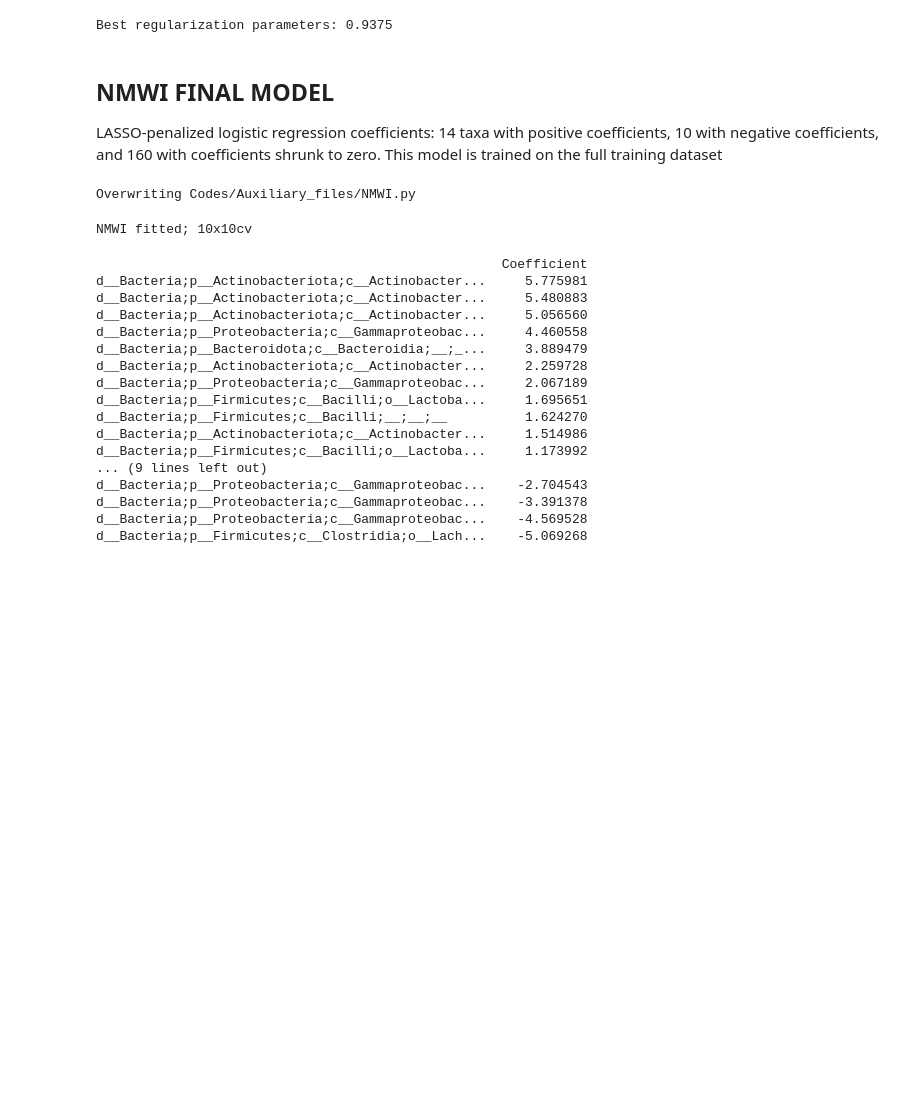
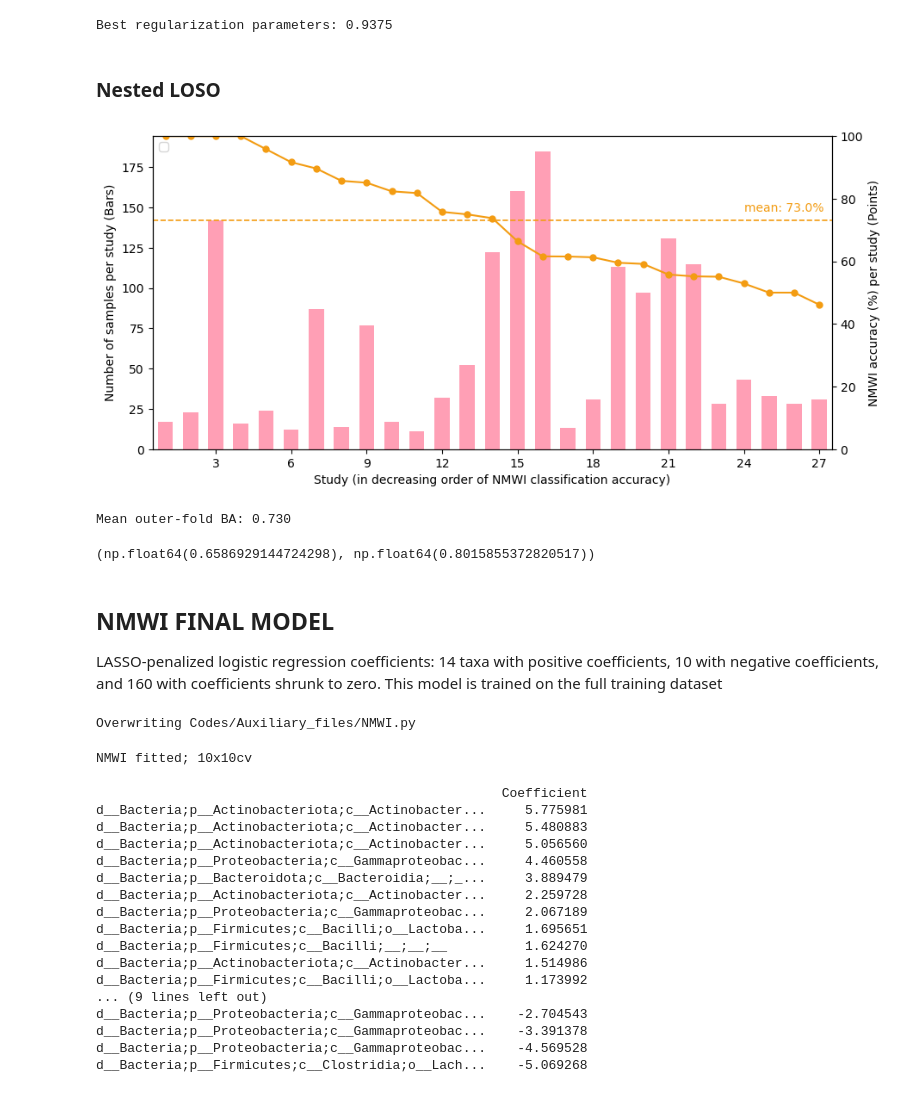
Before and after one commit to mabarrera12/NMWI, a Jupyter notebook: Codes/Notebook/Figure2.ipynb, the cells around one changed output. Cells and saved outputs as stored; diff of their text form; code cells hidden in the pictures; blank space fills up the shorter version.

```diff
--- a/Codes/Notebook/Figure2.ipynb
+++ b/Codes/Notebook/Figure2.ipynb
@@ -106,3 +119,5 @@ plt.plot(loso_results['C'],loso_results['mean_LOSO_BA'])
 print(f'Best regularization parameters: {C}')
 # %% [output]
 Best regularization parameters: 0.9375
+# %% [markdown]
+### Nested LOSO
@@ -108,0 +203,68 @@ Best regularization parameters: 0.9375
+# %%
+### NESTED LOSO Plot
+from matplotlib.ticker import MaxNLocator
+
+plot_df = nested_loso_df.sort_values("outer_BA", ascending=False).reset_index(drop=True)
+plot_df["Study_idx"] = np.arange(1, len(plot_df) + 1)
+
+acc_pct = plot_df["outer_BA"] * 100
+mean_acc = acc_pct.mean()
+
+# Dimensions
+width_pt = 242
+height_pt = 115
+width_in = width_pt /26 ; height_in = height_pt / 26
+
+fig, ax1 = plt.subplots(figsize=(width_in, height_in))
+width = 0.6
+
+# Stacked bars: positives + negatives per held-out study
+#ax1.bar(
+#    plot_df["Study_idx"], plot_df["pos_test"],
+#    width=width, color="#76c9ff", edgecolor="none", label="Healthy samples"
+#)
+ax1.bar(
+    plot_df["Study_idx"], plot_df["n_test"],
+    width=width,
+    color="#ff9fb5", edgecolor="none"
+)
+
+ax1.set_xlabel("Study (in decreasing order of NMWI classification accuracy)")
+ax1.set_ylabel("Number of samples per study (Bars)")
+ax1.set_xlim(0.5, len(plot_df) + 0.5)
+ax1.xaxis.set_major_locator(MaxNLocator(integer=True))
+ax1.legend(loc="upper left", frameon=True)
+
+# Line: accuracy per study
+ax2 = ax1.twinx()
+ax2.plot(
+    plot_df["Study_idx"], acc_pct,
+    "o-", linewidth=1.5, markersize=5, color="#f39c12"
+)
+ax2.set_ylabel("NMWI accuracy (%) per study (Points)")
+ax2.set_ylim(0, 100)
+
+# Mean accuracy reference line
+ax2.axhline(mean_acc, linestyle="--", linewidth=1.2, color="#f39c12")
+ax2.text(
+    len(plot_df) - 3, mean_acc + 2,
+    f"mean: {mean_acc:.1f}%",
+    color="#f39c12", ha="left", va="bottom"
+)
+
+plt.tight_layout()
+
+# plt.savefig("Figures/Fig3a.pdf")
+plt.show()
+# %% [output]
+[figure, added]
+# %%
+mean_outer_ba = nested_loso_df["outer_BA"].mean()
+print(f"Mean outer-fold BA: {mean_outer_ba:.3f}")
+
+from scipy.stats import t;
+ci95 = t.interval(0.95, len(nested_loso_df)-1, loc=mean_outer_ba, scale=nested_loso_df["outer_BA"].sem())
+ci95
+# %% [output]
+Mean outer-fold BA: 0.730
+(np.float64(0.6586929144724298), np.float64(0.8015855372820517))
```
Also changed, not shown: parts of 12 cells of this notebook.
